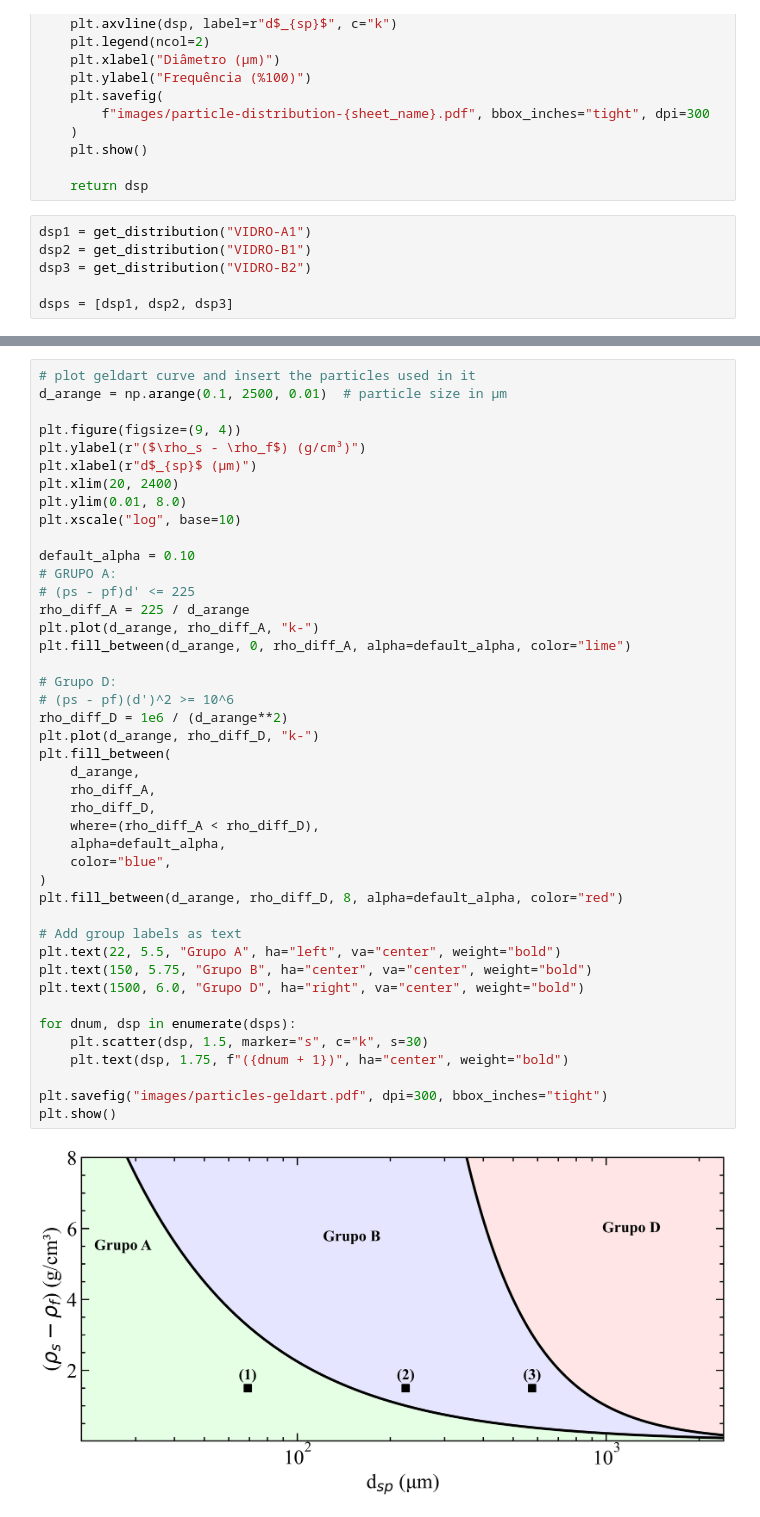
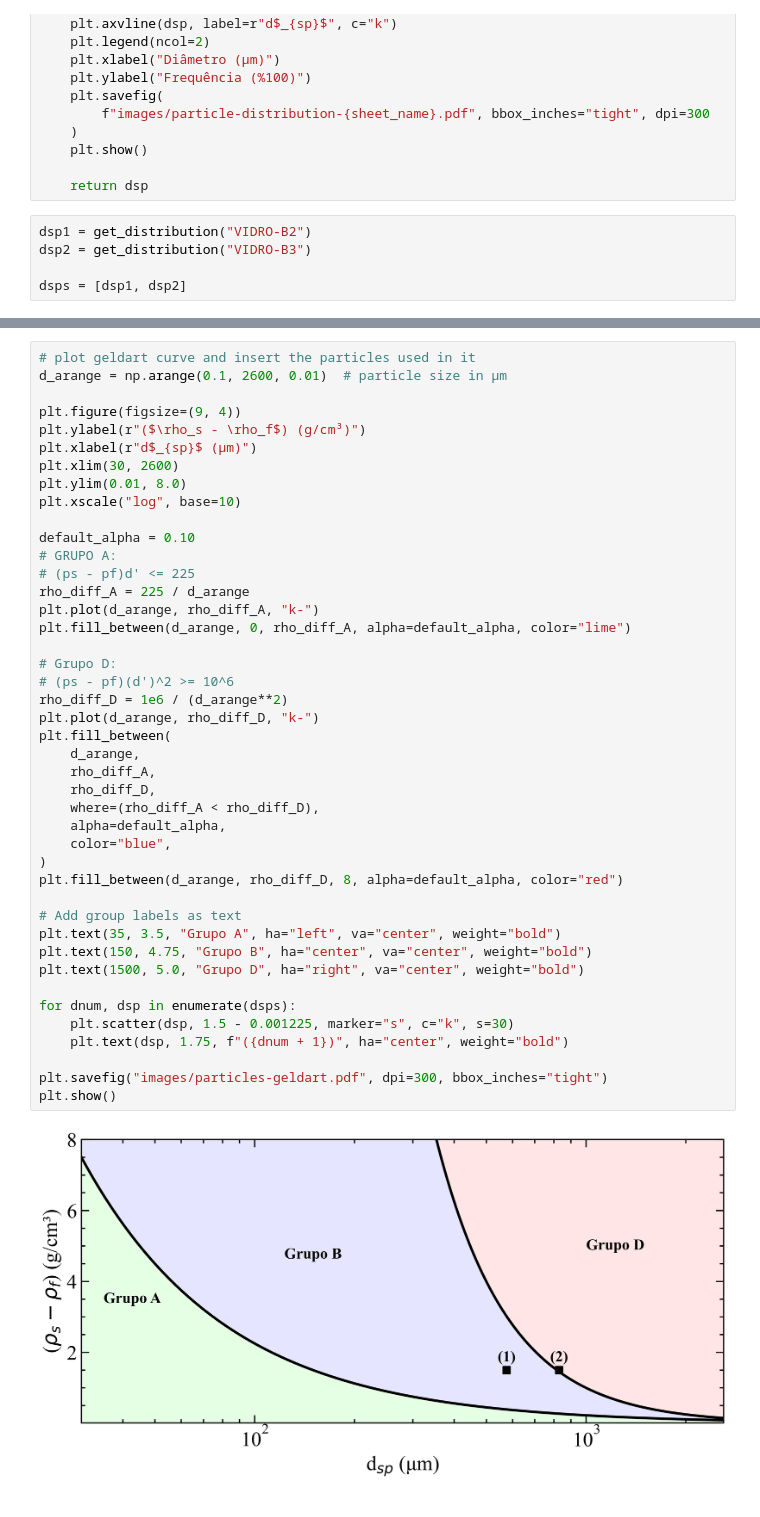
Before and after one commit to ViniMelloeMuller/fluidization-AE, a Jupyter notebook: particles.ipynb, the cells around one changed output, grey strips where cells are left out. Cells and saved outputs as stored; diff of their text form.

```diff
--- a/particles.ipynb
+++ b/particles.ipynb
@@ -38,9 +38,8 @@ def get_distribution(sheet_name: str) -> float:
 
     return dsp
 # %%
-dsp1 = get_distribution("VIDRO-A1")
-dsp2 = get_distribution("VIDRO-B1")
-dsp3 = get_distribution("VIDRO-B2")
+dsp1 = get_distribution("VIDRO-B2")
+dsp2 = get_distribution("VIDRO-B3")
 
-dsps = [dsp1, dsp2, dsp3]
+dsps = [dsp1, dsp2]
 # %% [output]
@@ -53,45 +50,45 @@ dsps = [dsp1, dsp2, dsp3]
 # %%
 # plot geldart curve and insert the particles used in it
-d_arange = np.arange(0.1, 2500, 0.01)  # particle size in μm
+d_arange = np.arange(0.1, 2600, 0.01)  # particle size in μm
 
 plt.figure(figsize=(9, 4))
 plt.ylabel(r"($\rho_s - \rho_f$) (g/cm³)")
 plt.xlabel(r"d$_{sp}$ (μm)")
-plt.xlim(20, 2400)
+plt.xlim(30, 2600)
 plt.ylim(0.01, 8.0)
 plt.xscale("log", base=10)
 
 default_alpha = 0.10
 # GRUPO A:
 # (ps - pf)d' <= 225
 rho_diff_A = 225 / d_arange
 plt.plot(d_arange, rho_diff_A, "k-")
 plt.fill_between(d_arange, 0, rho_diff_A, alpha=default_alpha, color="lime")
 
 # Grupo D:
 # (ps - pf)(d')^2 >= 10^6
 rho_diff_D = 1e6 / (d_arange**2)
 plt.plot(d_arange, rho_diff_D, "k-")
 plt.fill_between(
     d_arange,
     rho_diff_A,
     rho_diff_D,
     where=(rho_diff_A < rho_diff_D),
     alpha=default_alpha,
     color="blue",
 )
 plt.fill_between(d_arange, rho_diff_D, 8, alpha=default_alpha, color="red")
 
 # Add group labels as text
-plt.text(22, 5.5, "Grupo A", ha="left", va="center", weight="bold")
-plt.text(150, 5.75, "Grupo B", ha="center", va="center", weight="bold")
-plt.text(1500, 6.0, "Grupo D", ha="right", va="center", weight="bold")
+plt.text(35, 3.5, "Grupo A", ha="left", va="center", weight="bold")
+plt.text(150, 4.75, "Grupo B", ha="center", va="center", weight="bold")
+plt.text(1500, 5.0, "Grupo D", ha="right", va="center", weight="bold")
 
 for dnum, dsp in enumerate(dsps):
-    plt.scatter(dsp, 1.5, marker="s", c="k", s=30)
+    plt.scatter(dsp, 1.5 - 0.001225, marker="s", c="k", s=30)
     plt.text(dsp, 1.75, f"({dnum + 1})", ha="center", weight="bold")
 
 plt.savefig("images/particles-geldart.pdf", dpi=300, bbox_inches="tight")
 plt.show()
 # %% [output]
-[figure, old version]
+[figure, new version]
```
Also changed, not shown: parts of 1 cell of this notebook, 34 other files.
